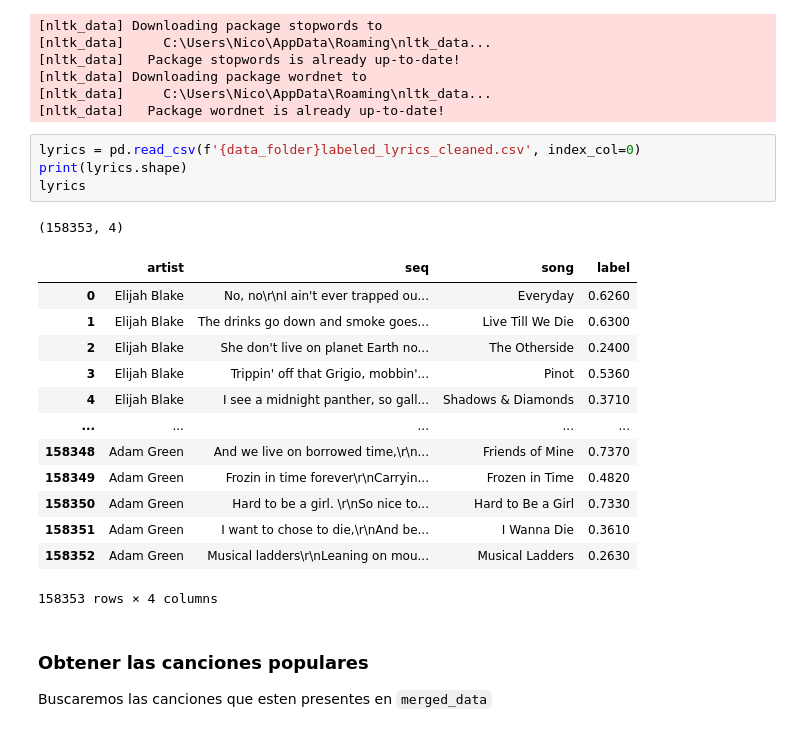
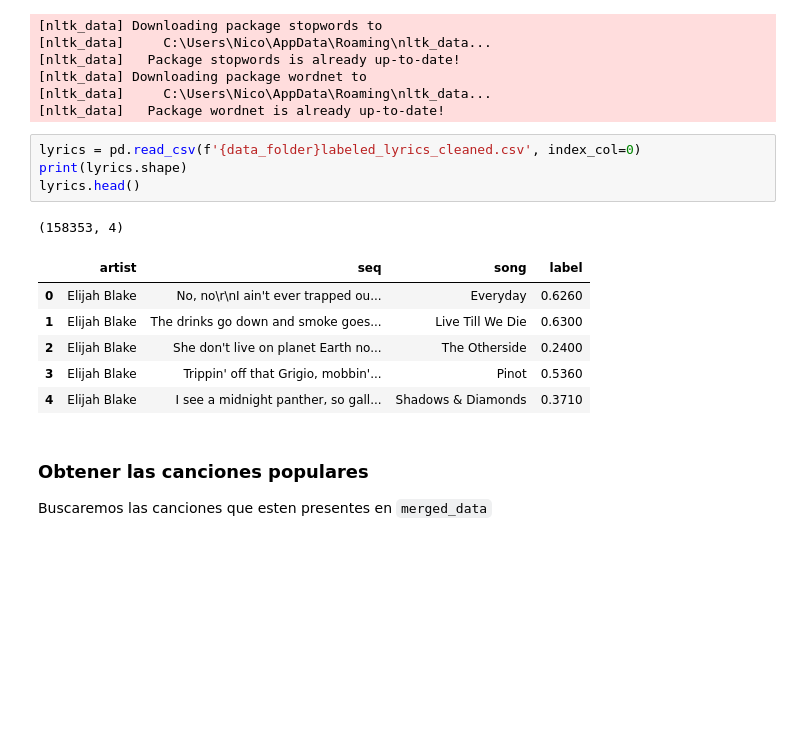
Before and after one commit to DamnXitri/spotify-data-mining, a Jupyter notebook: proyecto.ipynb, the cells around one changed output. Cells and saved outputs as stored; diff of their text form; blank space fills up the shorter version.

```diff
--- a/proyecto.ipynb
+++ b/proyecto.ipynb
@@ -2054,22 +2054,15 @@ warnings.simplefilter('ignore')
 # %%
 lyrics = pd.read_csv(f'{data_folder}labeled_lyrics_cleaned.csv', index_col=0)
 print(lyrics.shape)
-lyrics
+lyrics.head()
 # %% [output]
 (158353, 4)
 |  | artist | seq | song | label |
 | 0 | Elijah Blake | No, no\r\nI ain't ever trapped ou... | Everyday | 0.6260 |
 | 1 | Elijah Blake | The drinks go down and smoke goes... | Live Till We Die | 0.6300 |
 | 2 | Elijah Blake | She don't live on planet Earth no... | The Otherside | 0.2400 |
 | 3 | Elijah Blake | Trippin' off that Grigio, mobbin'... | Pinot | 0.5360 |
 | 4 | Elijah Blake | I see a midnight panther, so gall... | Shadows & Diamonds | 0.3710 |
-| ... | ... | ... | ... | ... |
-| 158348 | Adam Green | And we live on borrowed time,\r\n... | Friends of Mine | 0.7370 |
-| 158349 | Adam Green | Frozin in time forever\r\nCarryin... | Frozen in Time | 0.4820 |
-| 158350 | Adam Green | Hard to be a girl. \r\nSo nice to... | Hard to Be a Girl | 0.7330 |
-| 158351 | Adam Green | I want to chose to die,\r\nAnd be... | I Wanna Die | 0.3610 |
-| 158352 | Adam Green | Musical ladders\r\nLeaning on mou... | Musical Ladders | 0.2630 |
-158353 rows × 4 columns
 # %% [markdown]
 ### Obtener las canciones populares
 
```
Also changed, not shown: parts of 13 cells of this notebook, 1 other file.
